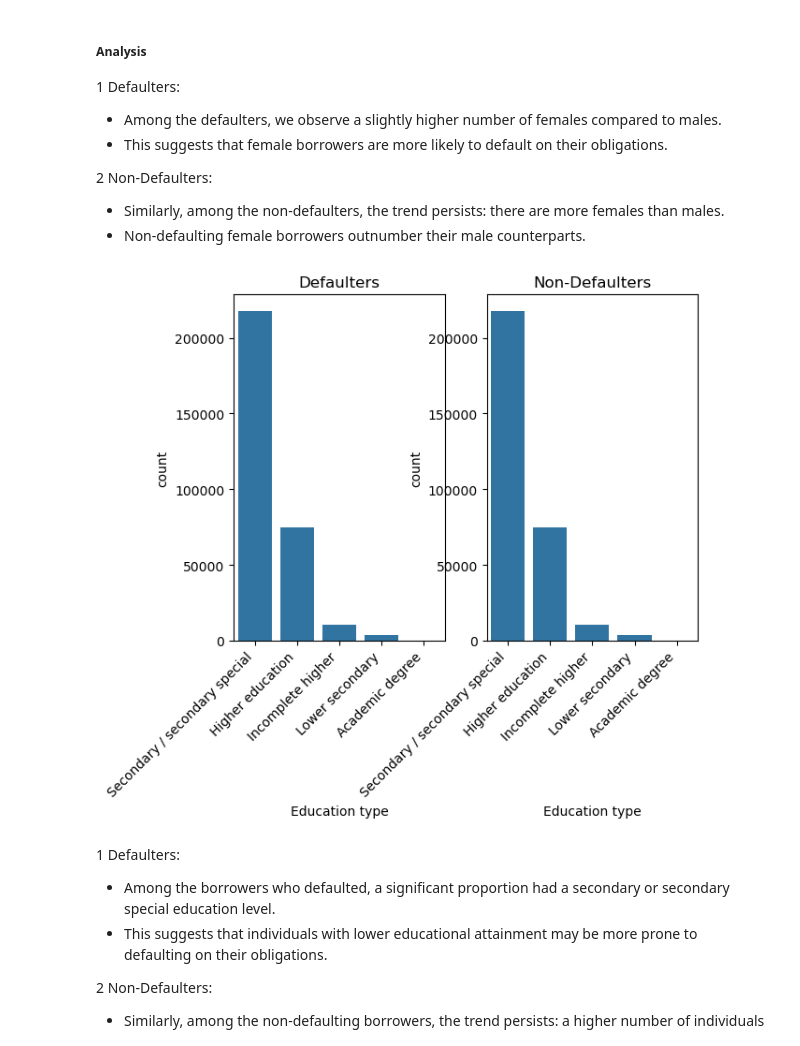
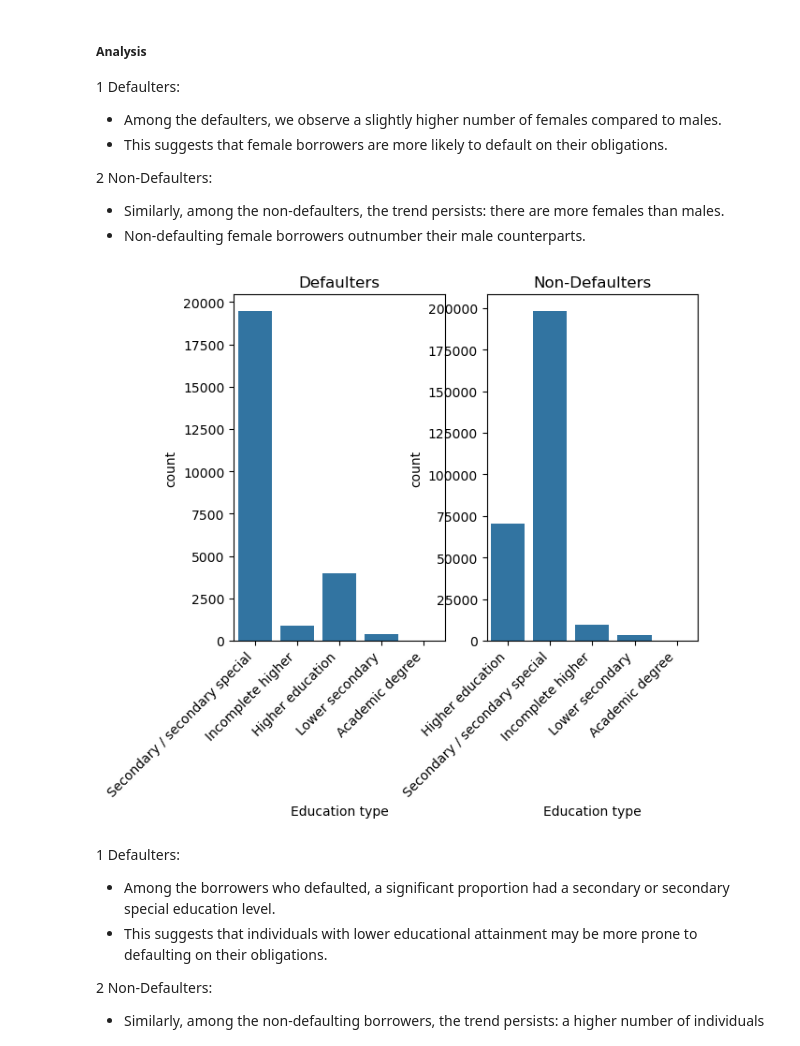
Before and after one commit to PrakNew/UpGrad, a Jupyter notebook: Credit EDA Case Study/credit-eda-case-study.ipynb, the cells around one changed output. Cells and saved outputs as stored; diff of their text form; code cells hidden in the pictures.

```diff
--- a/Credit EDA Case Study/credit-eda-case-study.ipynb
+++ b/Credit EDA Case Study/credit-eda-case-study.ipynb
@@ -451,20 +455,20 @@ ax.set(xlabel='Gender')
 # %%
 # Education wise defaulters
 
 plt.subplot(1,2,1)
-ax = sns.countplot(x = 'NAME_EDUCATION_TYPE',data=df_application_current)
+ax = sns.countplot(x = 'NAME_EDUCATION_TYPE',data=df_defaulters)
 plt.title('Defaulters')
 ax.set(xlabel='Education type')
 temp = ax.set_xticklabels(ax.get_xticklabels(), rotation = 45, horizontalalignment='right')
 
 
 plt.subplot(1,2,2)
-ax = sns.countplot(x = 'NAME_EDUCATION_TYPE',data=df_application_current)
+ax = sns.countplot(x = 'NAME_EDUCATION_TYPE',data=df_non_defaulters)
 plt.title('Non-Defaulters')
 ax.set(xlabel='Education type')
 temp = ax.set_xticklabels(ax.get_xticklabels(), rotation = 45, horizontalalignment='right')
 # %% [output]
-[figure, old version]
+[figure, new version]
 # %% [markdown]
 1 Defaulters:
 - Among the borrowers who defaulted, a significant proportion had a secondary or secondary special education level.
```
Also changed, not shown: parts of 12 cells of this notebook.
